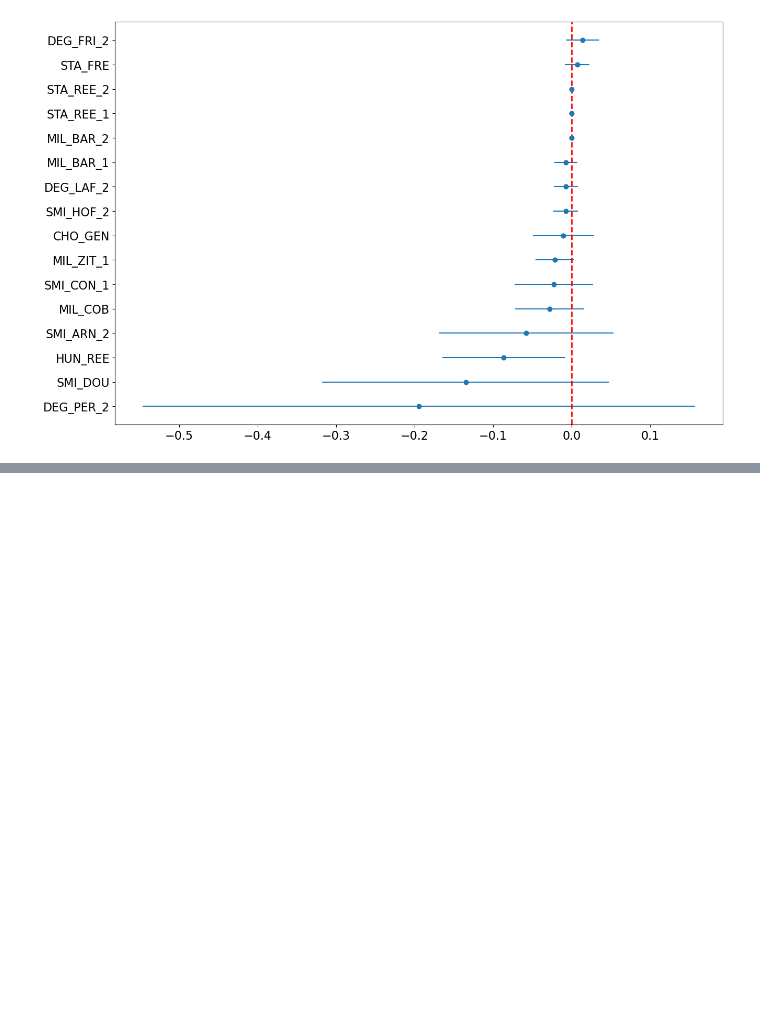
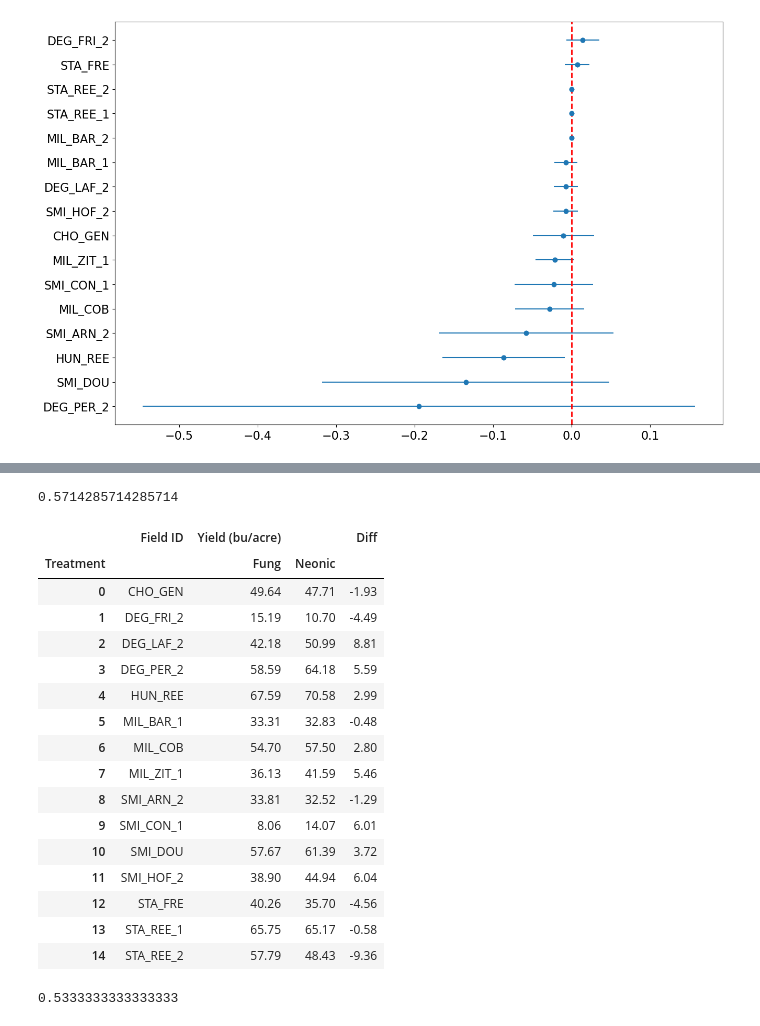
Before and after one commit to chloecho31/cornell, a Jupyter notebook: SCM/2025/2025_analysis.ipynb, the cells around one changed output, grey strips where cells are left out. Cells and saved outputs as stored; diff of their text form; code cells hidden in the pictures; blank space fills up the shorter version.

Commit message:
scm yield diffs

```diff
--- a/SCM/2025/2025_analysis.ipynb
+++ b/SCM/2025/2025_analysis.ipynb
@@ -133,7 +133,7 @@ grain_yield
 | 26 | Paul Cerosaletti | CER_DEL_2 | 12/8/2025 | Harvest | Field corn | Grain | Neonic | ... |
 | 27 | Paul Cerosaletti | CER_DEL_2 | 12/8/2025 | Harvest | Field corn | Grain | Fung | ... |
 # %%
-soy_yield = pd.read_csv('../Data/soybean_yield.csv')
+soy_yield = pd.read_csv('Data/soybean_yield.csv')
 soy_yield
 # %% [output]
 |  | Data Collector | Field ID | Date | Sampling period | Crop | Treatment | Yield (bu/acre) |
@@ -241,0 +304,30 @@ plt.axvline(x=0, color='r', linestyle='--', linewidth=2)
+# %%
+len(silage_yield_pivot.loc[silage_yield_pivot['Diff'] > 0]['Field ID']) / len(silage_yield_pivot['Field ID'])
+# %% [output]
+0.5714285714285714
+# %%
+soy_yield_pivot = soy_yield.pivot(index='Field ID', columns= 'Treatment', values=['Yield (bu/acre)']).reset_index()
+soy_yield_pivot['Diff'] = soy_yield_pivot['Yield (bu/acre)']['Neonic'] - soy_yield_pivot['Yield (bu/acre)']['Fung']
+soy_yield_pivot
+# %% [output]
+|  | Field ID | Yield (bu/acre) |  | Diff |
+| Treatment |  | Fung | Neonic |  |
+| 0 | CHO_GEN | 49.64 | 47.71 | -1.93 |
+| 1 | DEG_FRI_2 | 15.19 | 10.70 | -4.49 |
+| 2 | DEG_LAF_2 | 42.18 | 50.99 | 8.81 |
+| 3 | DEG_PER_2 | 58.59 | 64.18 | 5.59 |
+| 4 | HUN_REE | 67.59 | 70.58 | 2.99 |
+| 5 | MIL_BAR_1 | 33.31 | 32.83 | -0.48 |
+| 6 | MIL_COB | 54.70 | 57.50 | 2.80 |
+| 7 | MIL_ZIT_1 | 36.13 | 41.59 | 5.46 |
+| 8 | SMI_ARN_2 | 33.81 | 32.52 | -1.29 |
+| 9 | SMI_CON_1 | 8.06 | 14.07 | 6.01 |
+| 10 | SMI_DOU | 57.67 | 61.39 | 3.72 |
+| 11 | SMI_HOF_2 | 38.90 | 44.94 | 6.04 |
+| 12 | STA_FRE | 40.26 | 35.70 | -4.56 |
+| 13 | STA_REE_1 | 65.75 | 65.17 | -0.58 |
+| 14 | STA_REE_2 | 57.79 | 48.43 | -9.36 |
+# %%
+len(soy_yield_pivot.loc[soy_yield_pivot['Diff'] > 0]['Field ID']) / len(soy_yield_pivot['Field ID'])
+# %% [output]
+0.5333333333333333
```
Also changed, not shown: parts of 4 cells of this notebook.
